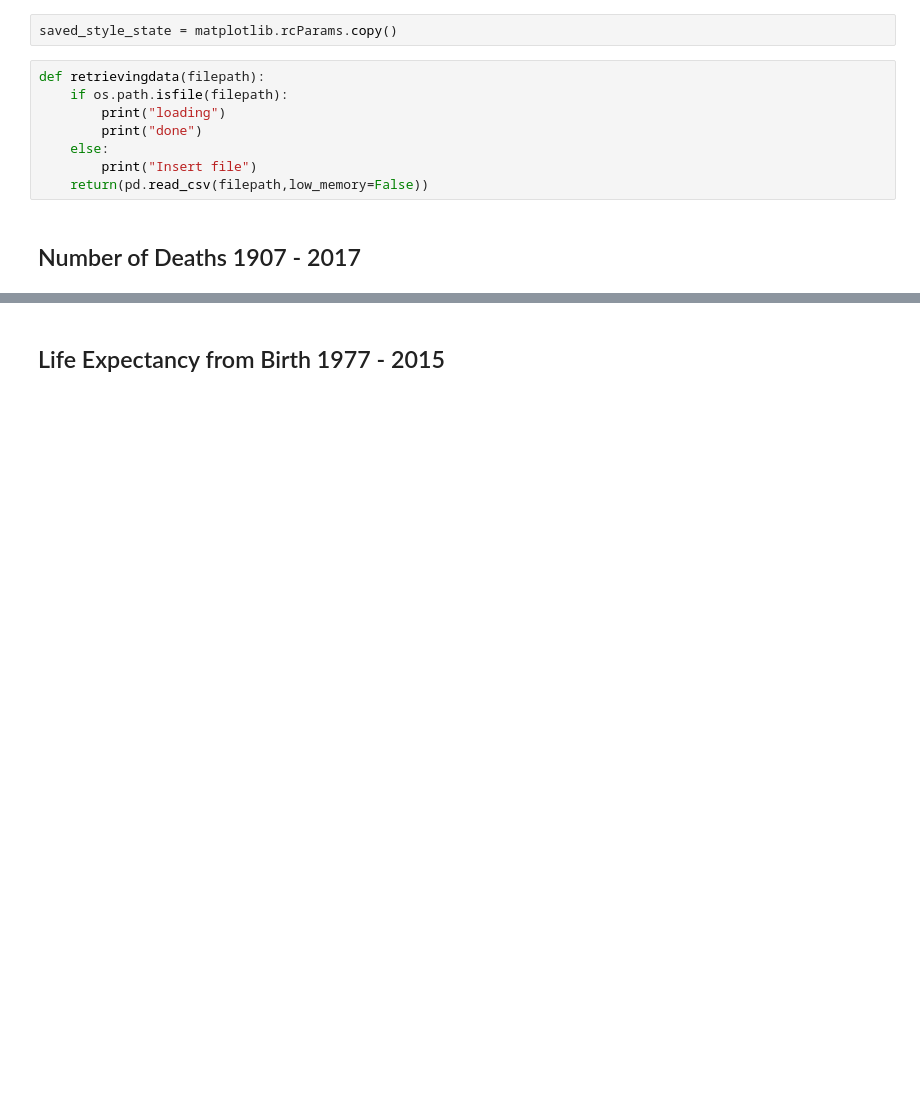
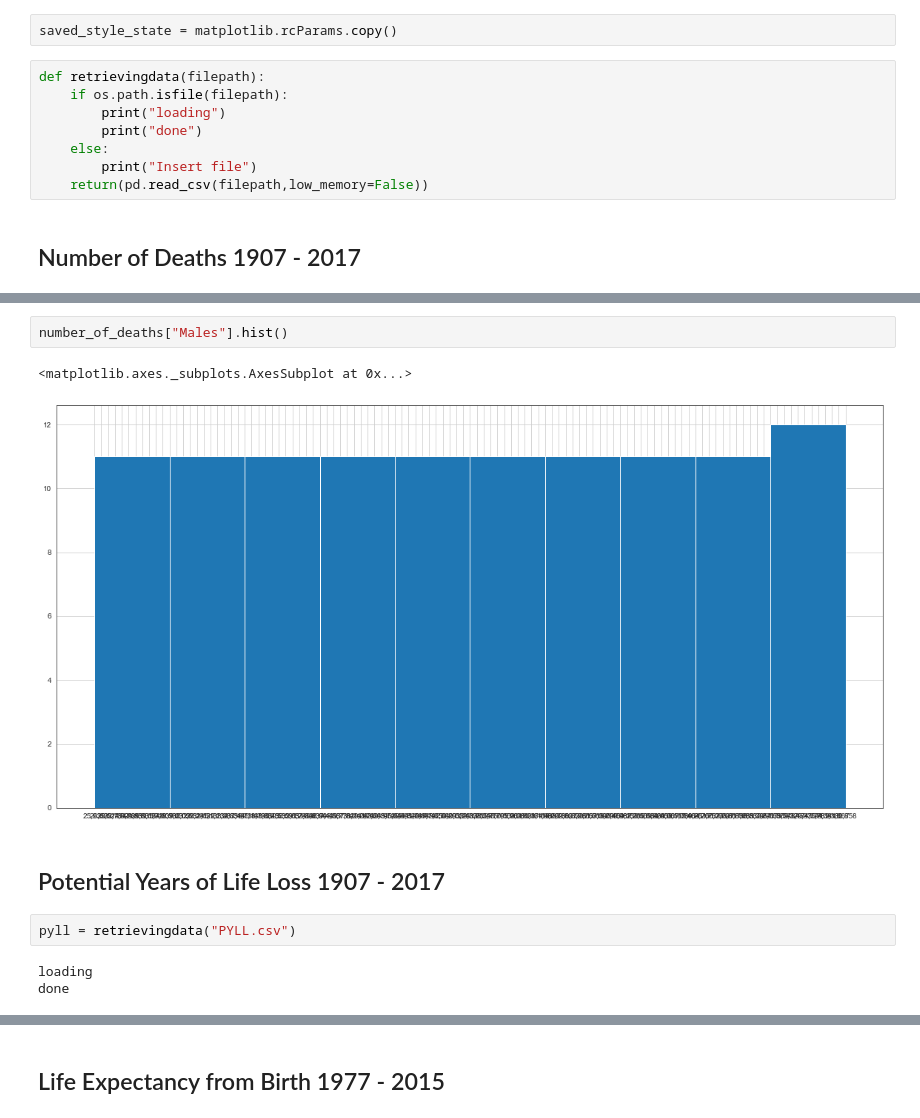
Before and after one commit to vanessavtnguyen/DataProject, a Jupyter notebook: Mortality in Australia.ipynb, the cells around one changed output, grey strips where cells are left out. Saved outputs shown, nothing was run; the diff lists cells and outputs as text; blank space fills up the shorter version.

```diff
--- a/Mortality in Australia.ipynb
+++ b/Mortality in Australia.ipynb
@@ -33,0 +68,12 @@ FileNotFoundError: [Errno 2] File Number_of_Deaths.csv does not exist: 'Number_o
+# %%
+number_of_deaths["Males"].hist()
+# %% [output]
+<matplotlib.axes._subplots.AxesSubplot at 0x...>
+[figure, added]
+# %% [markdown]
+## Potential Years of Life Loss 1907 - 2017
+# %%
+pyll = retrievingdata("PYLL.csv")
+# %% [output]
+loading
+done
```
Also changed, not shown: parts of 103 cells of this notebook.
